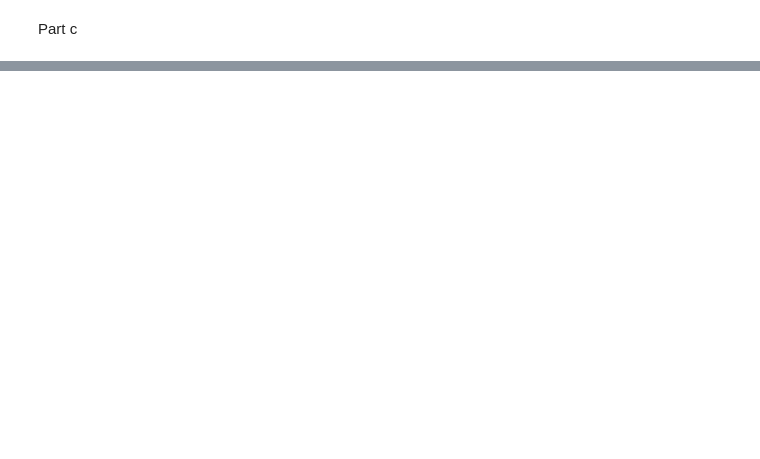
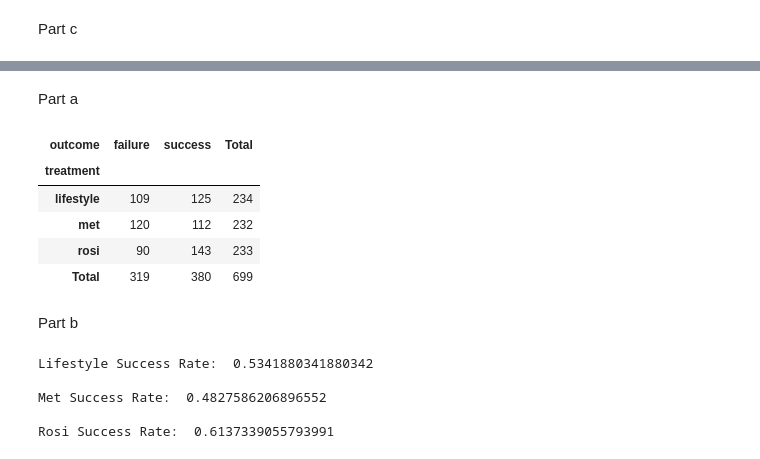
Before and after one commit to EllaThomasson/labs-ds3001, a Jupyter notebook: thebootstraplab_ellathomasson.ipynb, the cells around one changed output, grey strips where cells are left out. Cells and saved outputs as stored; diff of their text form; code cells hidden in the pictures; blank space fills up the shorter version.

```diff
--- a/thebootstraplab_ellathomasson.ipynb
+++ b/thebootstraplab_ellathomasson.ipynb
@@ -78,0 +112,23 @@ print('99% CI: (', lower_bound, ', ', upper_bound, ')' )
+# %% [markdown]
+Part a
+# %%
+pd.crosstab(df2['treatment'], df2['outcome'], margins=True, margins_name="Total")
+# %% [output]
+| outcome | failure | success | Total |
+| treatment |  |  |  |
+| lifestyle | 109 | 125 | 234 |
+| met | 120 | 112 | 232 |
+| rosi | 90 | 143 | 233 |
+| Total | 319 | 380 | 699 |
+# %% [markdown]
+Part b
+# %%
+print('Lifestyle Success Rate: ', 125/(125+109), '\n')
+print('Met Success Rate: ', 112/(112+120), '\n')
+print('Rosi Success Rate: ', 143/(143+90), '\n')
+# %% [output]
+Lifestyle Success Rate:  0.5341880341880342
+
+Met Success Rate:  0.4827586206896552
+
+Rosi Success Rate:  0.6137339055793991
```
Also changed, not shown: parts of 22 cells of this notebook.
